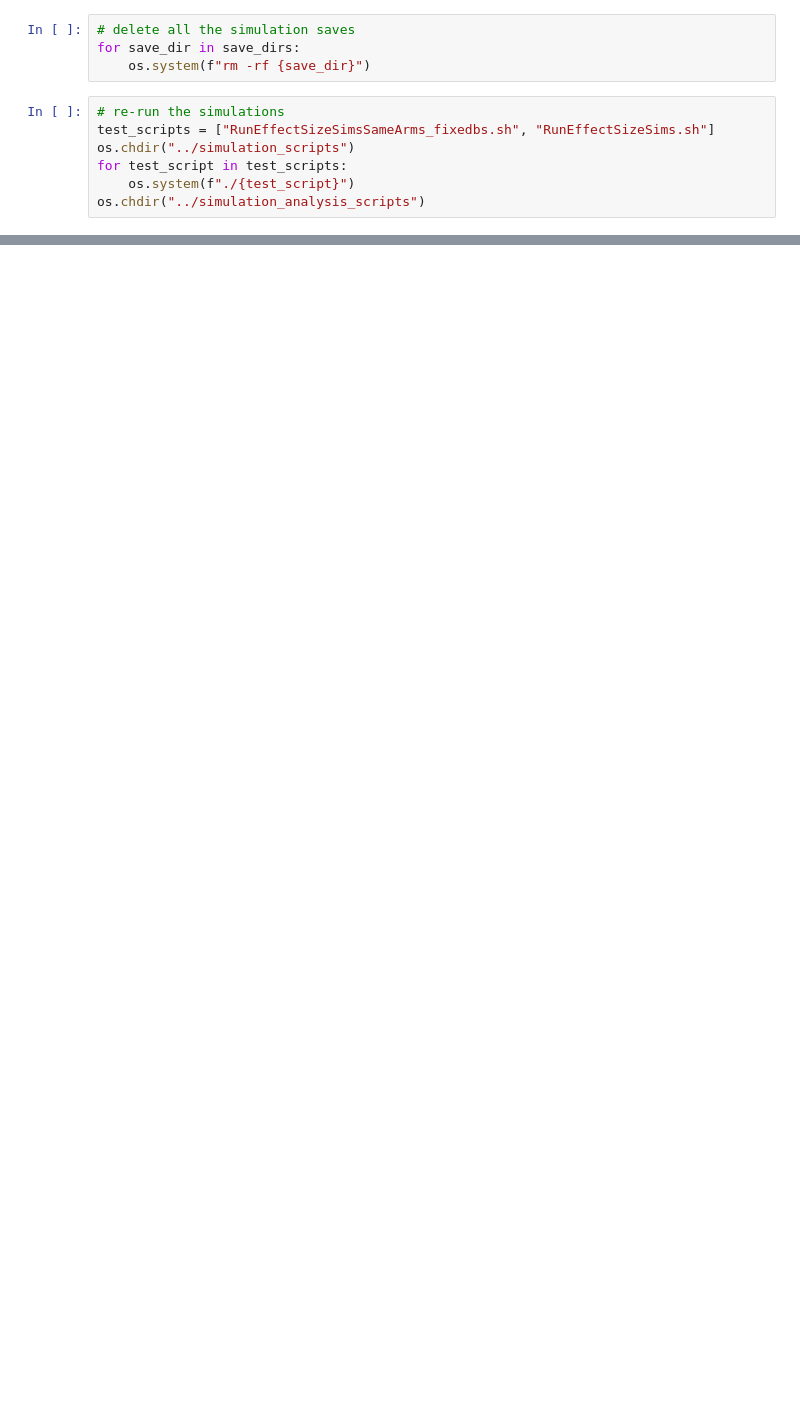
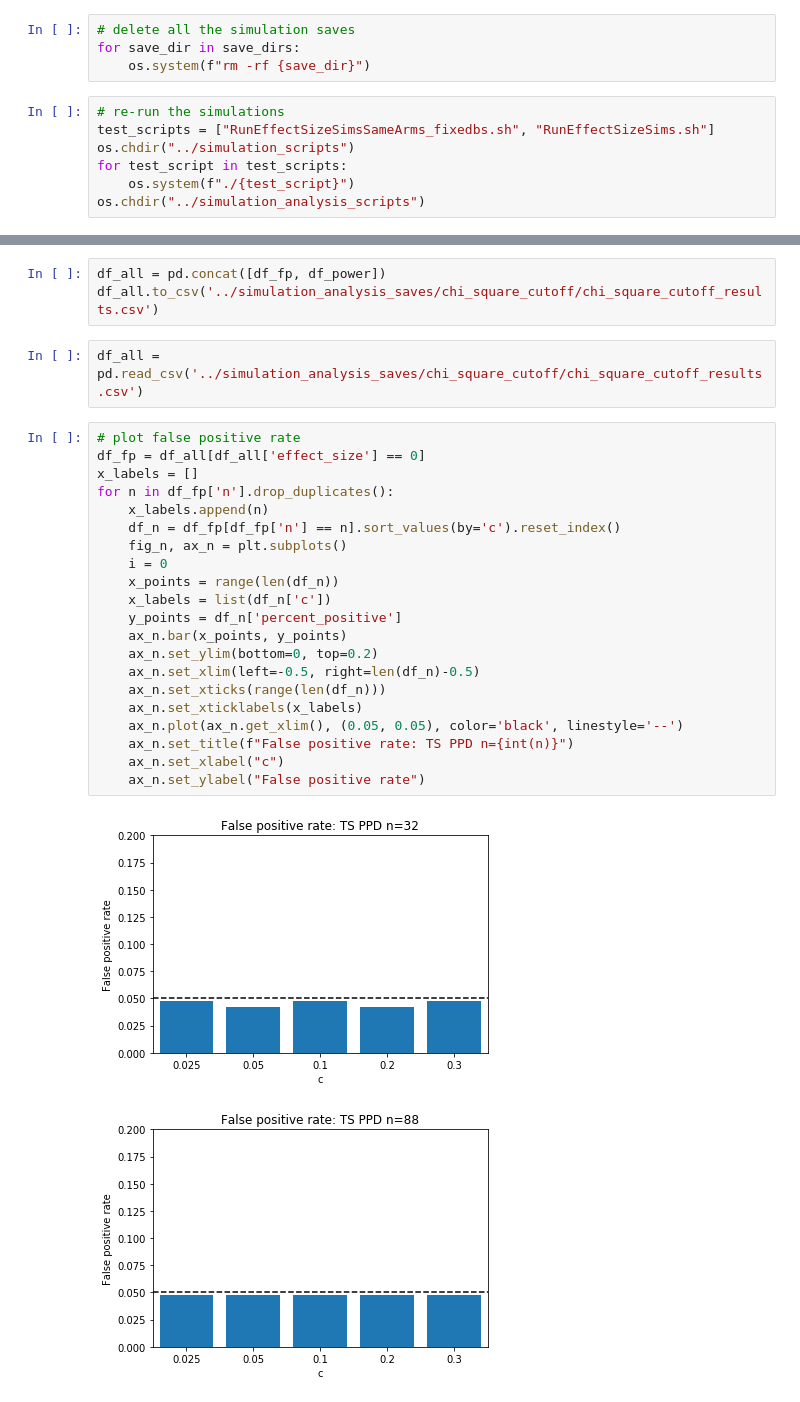
Before and after one commit to stella-cai/SCBandits, a Jupyter notebook: simulations_folder/simulation_analysis_scripts/ChiSquareCutoff.ipynb, the cells around one changed output, grey strips where cells are left out. Drawn from its saved outputs; the diff is of its cells as text; blank space fills up the shorter version.

```diff
--- a/simulations_folder/simulation_analysis_scripts/ChiSquareCutoff.ipynb
+++ b/simulations_folder/simulation_analysis_scripts/ChiSquareCutoff.ipynb
@@ -132,0 +150,29 @@ for save_dir in save_dirs:
+# %%
+df_all = pd.concat([df_fp, df_power])
+df_all.to_csv('../simulation_analysis_saves/chi_square_cutoff/chi_square_cutoff_results.csv')
+# %%
+df_all = pd.read_csv('../simulation_analysis_saves/chi_square_cutoff/chi_square_cutoff_results.csv')
+# %%
+# plot false positive rate
+df_fp = df_all[df_all['effect_size'] == 0]
+x_labels = []
+for n in df_fp['n'].drop_duplicates():
+    x_labels.append(n)
+    df_n = df_fp[df_fp['n'] == n].sort_values(by='c').reset_index()
+    fig_n, ax_n = plt.subplots()
+    i = 0
+    x_points = range(len(df_n))
+    x_labels = list(df_n['c'])
+    y_points = df_n['percent_positive']
+    ax_n.bar(x_points, y_points)
+    ax_n.set_ylim(bottom=0, top=0.2)
+    ax_n.set_xlim(left=-0.5, right=len(df_n)-0.5)
+    ax_n.set_xticks(range(len(df_n)))
+    ax_n.set_xticklabels(x_labels)
+    ax_n.plot(ax_n.get_xlim(), (0.05, 0.05), color='black', linestyle='--')
+    ax_n.set_title(f"False positive rate: TS PPD n={int(n)}")
+    ax_n.set_xlabel("c")
+    ax_n.set_ylabel("False positive rate")
+# %% [output]
+[figure, added]
+[figure, added]
```
Also changed, not shown: parts of 12 cells of this notebook.
